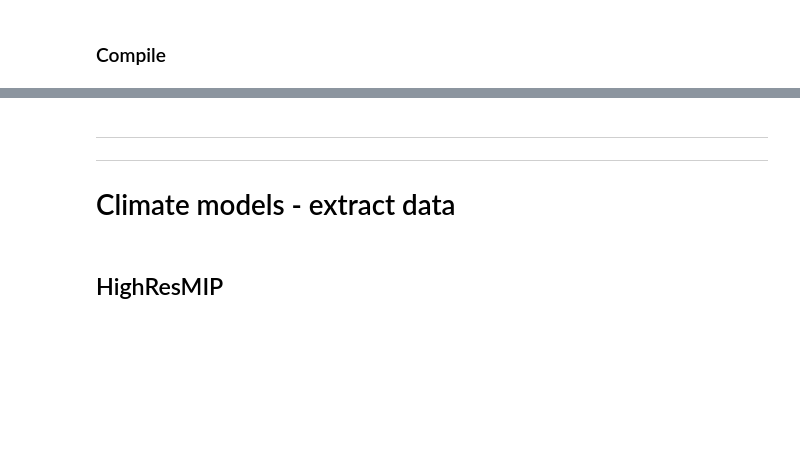
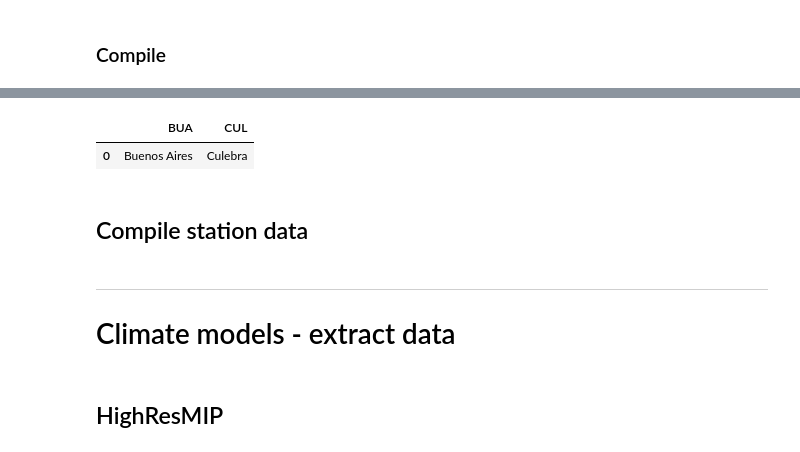
Before and after one commit to clairbarnes/wwa-current, a Jupyter notebook: 24-03_Panama-drought/panama-drought_0P_pre-processing.ipynb, the cells around one changed output, grey strips where cells are left out. Saved outputs shown, nothing was run; the diff lists cells and outputs as text; code cells hidden in the pictures; blank space fills up the shorter version.

Commit message:
Compiled ACP station data to include 2023

```diff
--- a/24-03_Panama-drought/panama-drought_0P_pre-processing.ipynb
+++ b/24-03_Panama-drought/panama-drought_0P_pre-processing.ipynb
@@ -119,0 +125,8 @@ ds.to_netcdf("data/era5land_panama.nc")
+# %%
+# create dictionary to match between 2023 data and monthly vertical summaries
+stations = {'AGUACLARA': 'ACL', 'AGUASALUD': 'ASA', 'ALHAJUELA': 'ALA', 'ARCASONIA': 'ARC', 'AMADOR': 'AMA', 'BARBACOA': 'BBQ', 'BCI': 'BCI', 'BALBOAHTS': 'BHT', 'CHICOCABERCERA': 'CAB',
+             'CANONES': 'CAN', 'CASCADAS': 'CAS', 'CERROCAMA': 'CCA', 'COCOLI326': 'CCL', 'CANDELARIA': 'CDL', 'CHICO': 'CHI', 'CHAMON': 'CHM', 'CHORRO': 'CHR', 'CANO': 'CNO', 'CHAGRECITO': 'CTO',
+             'COROZAL': 'CZL', 'DOSBOCAS': 'DBK', 'DIABLO': 'DHT', 'EMPIREHILL': 'EMH', 'ESCANDALOSA': 'ESC', 'ESPERANZA': 'EZA', 'BALBOAFAA': 'FAA', 'CIENTO': 'CNT', 'FRIJOLITO': 'FTO',
+             'GASPARILLAL': 'GAD', 'GAMBOA': 'GAM', 'GATUN': 'GAT', 'GOLD HILL': 'GOL', 'GATUNWEST': 'GTW', 'GUACHA': 'GUA', 'HUMEDAD': 'HUM', 'ISLABRUJA': 'IBC', 'JAGUA': 'JAG', 'LIMONBAY': 'LMB',
+             'MIRAFLORES': 'MIR', 'MONTE LIRIO': 'MLR', 'PUNTABOHIO': 'PBO', 'PELUCA': 'PEL', 'PUNTAFRIJOLES': 'PFR', 'PEDROMIGUEL': 'PMG', 'RAICES': 'RAI', 'RIOPIEDRAS': 'RPA', 'SALAMANCA': 'SAL',
+             'SANTACLARA': 'SCL', 'SANMIGUEL': 'SMG', 'SANTAROSA': 'SRO', 'TRANQUILLA': 'TRA', 'VALLEGATUN': 'VCG', 'VISTAMARES': 'VTM', 'ZANGUENGA': 'ZAN'}
@@ -119,0 +191,6 @@ ds.to_netcdf("data/era5land_panama.nc")
+# %%
+# stations in 2023 file not matched in monthly vertical data
+station_names[[c for c in station_names.columns[1:] if not c in stations.values()]]
+# %% [output]
+|  | BUA | CUL |
+| 0 | Buenos Aires | Culebra |
@@ -119,0 +204,2 @@ ds.to_netcdf("data/era5land_panama.nc")
+# %% [markdown]
+## Compile station data
@@ -120,6 +229,5 @@ ds.to_netcdf("data/era5land_panama.nc")
 # %% [markdown]
 ---
----
 # Climate models - extract data
 # %% [markdown]
 ## HighResMIP
```
Also changed, not shown: parts of 9 cells of this notebook.
